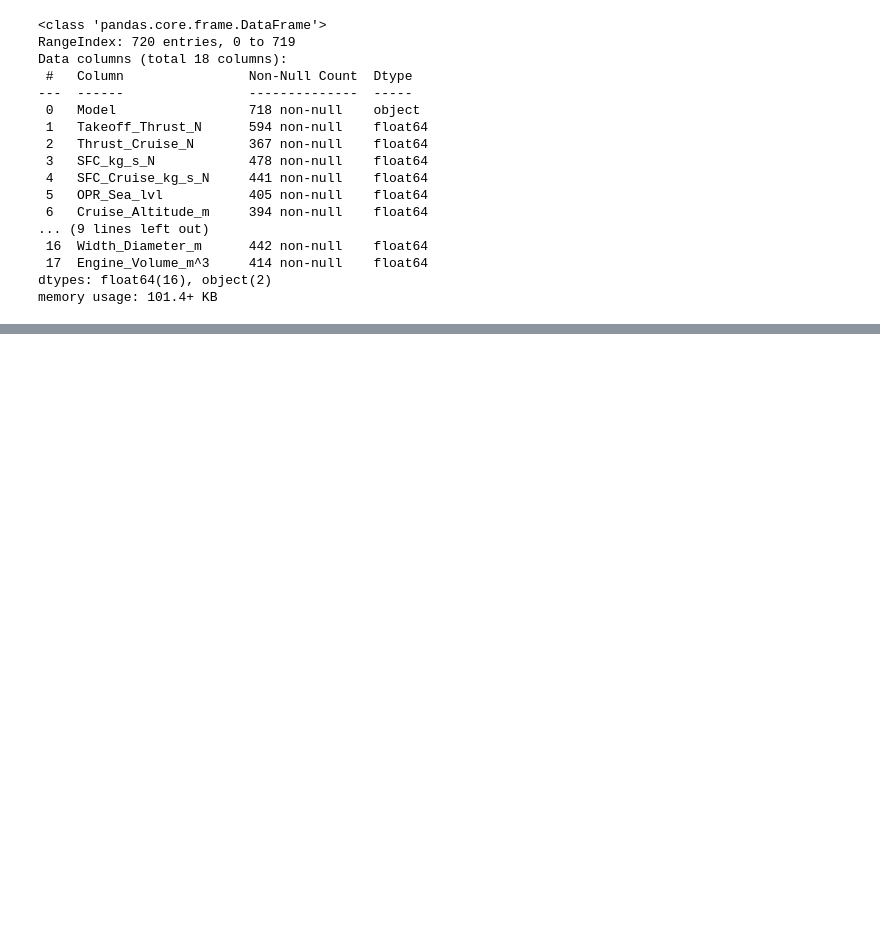
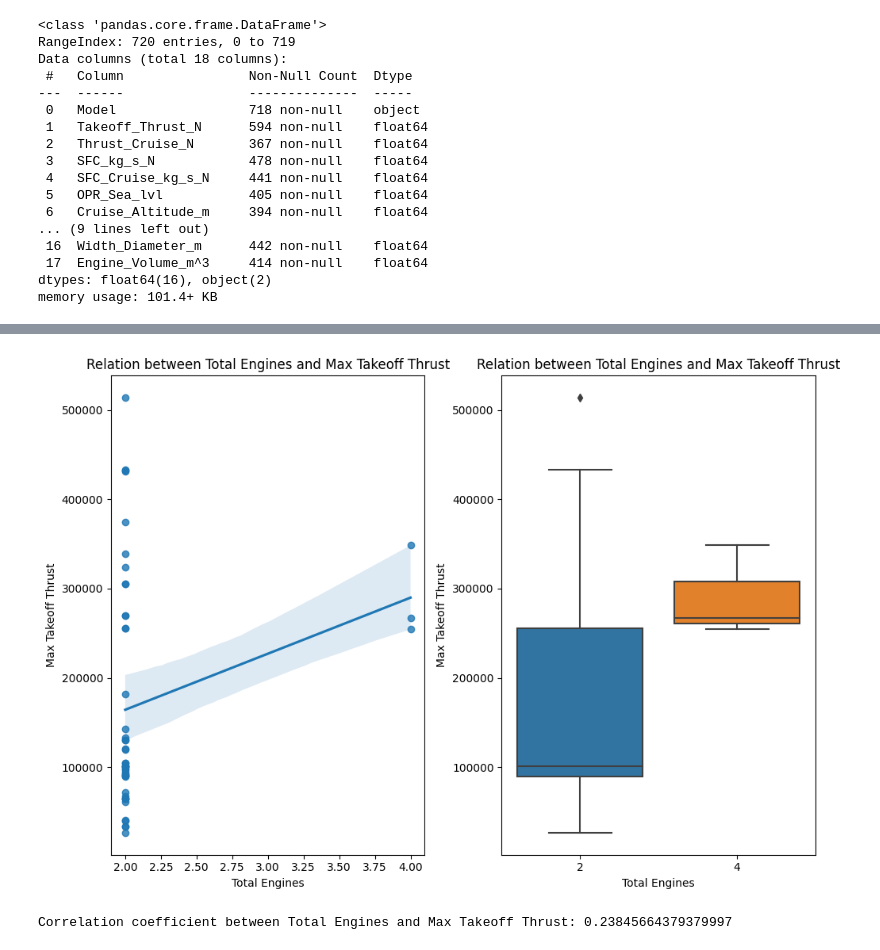
Before and after one commit to stahir01/Master-Thesis, a Jupyter notebook: Master_Thesis_Datasets_NewVersion.ipynb, the cells around one changed output, grey strips where cells are left out. Drawn from its saved outputs; the diff is of its cells as text; code cells hidden in the pictures; blank space fills up the shorter version.

Commit message:
Added Analytics for Breguet Range Equation

```diff
--- a/Master_Thesis_Datasets_NewVersion.ipynb
+++ b/Master_Thesis_Datasets_NewVersion.ipynb
@@ -2205,0 +2288,14 @@ memory usage: 101.4+ KB
+# %%
+parameters_for_checking_range = para_for_60_aircrafts
+# logarithm of the weight ratio
+parameters_for_checking_range["ln(Wi/Wf)"] = (np.log(parameters_for_checking_range['Max_Take_Off_m_MTO'] / parameters_for_checking_range['Max_Landing_m_ML']))
+parameters_for_checking_range.insert(23, 'ln(Wi/Wf)', parameters_for_checking_range.pop('ln(Wi/Wf)'))
+
+#Add specific fuel consumption from turbofan dataset
+parameters_merged = pd.merge(parameters_for_checking_range,
+                            turbofan_fuel_consumption_dataset[['Model', 'Thrust_Cruise_N', 'SFC_kg_s_N', 'SFC_Cruise_kg_s_N', 'OPR_Sea_lvl', 'Cruise_Altitude_m', 'Cruise_Temperature_C', 'C_a', 'C_b [Kg/N.s]', 'BPR', 'Number_of_spools']],
+                             left_on='Engine_Model',
+                             right_on='Model',
+                             how='left'
+                             )
+parameters_merged
@@ -2205,0 +2316,27 @@ memory usage: 101.4+ KB
+# %%
+plt.figure(figsize=(10, 7))
+
+# First subplot: Regression plot
+plt.subplot(1, 2, 1)
+sns.regplot(data=parameters_merged, x='Total_Engines', y='Max_Takeoff_Thrust')
+plt.title("Relation between Total Engines and Max Takeoff Thrust")
+plt.xlabel("Total Engines")
+plt.ylabel("Max Takeoff Thrust")
+
+# Second subplot: Box plot
+plt.subplot(1, 2, 2)
+sns.boxplot(data=parameters_merged, x='Total_Engines', y='Max_Takeoff_Thrust')
+plt.title("Relation between Total Engines and Max Takeoff Thrust")
+plt.xlabel("Total Engines")
+plt.ylabel("Max Takeoff Thrust")
+
+plt.tight_layout()
+plt.show()
+# %% [output]
+[figure, added]
+# %%
+# Calculate correlation coefficient
+correlation = parameters_merged['Total_Engines'].corr(parameters_merged['Max_Takeoff_Thrust'])
+print(f"Correlation coefficient between Total Engines and Max Takeoff Thrust: {correlation}")
+# %% [output]
+Correlation coefficient between Total Engines and Max Takeoff Thrust: 0.23845664379379997
```
Also changed, not shown: parts of 11 cells of this notebook, 2 other files.
